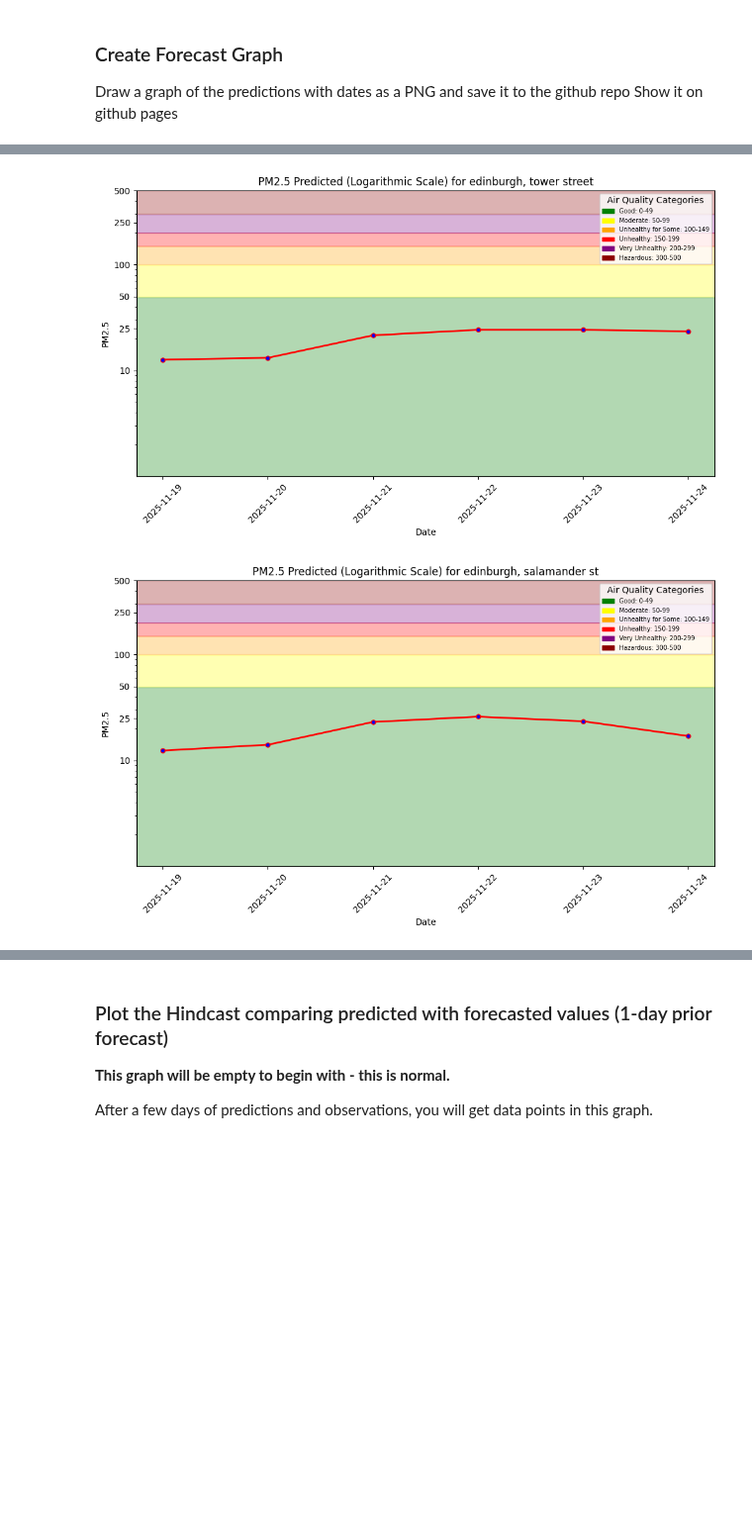
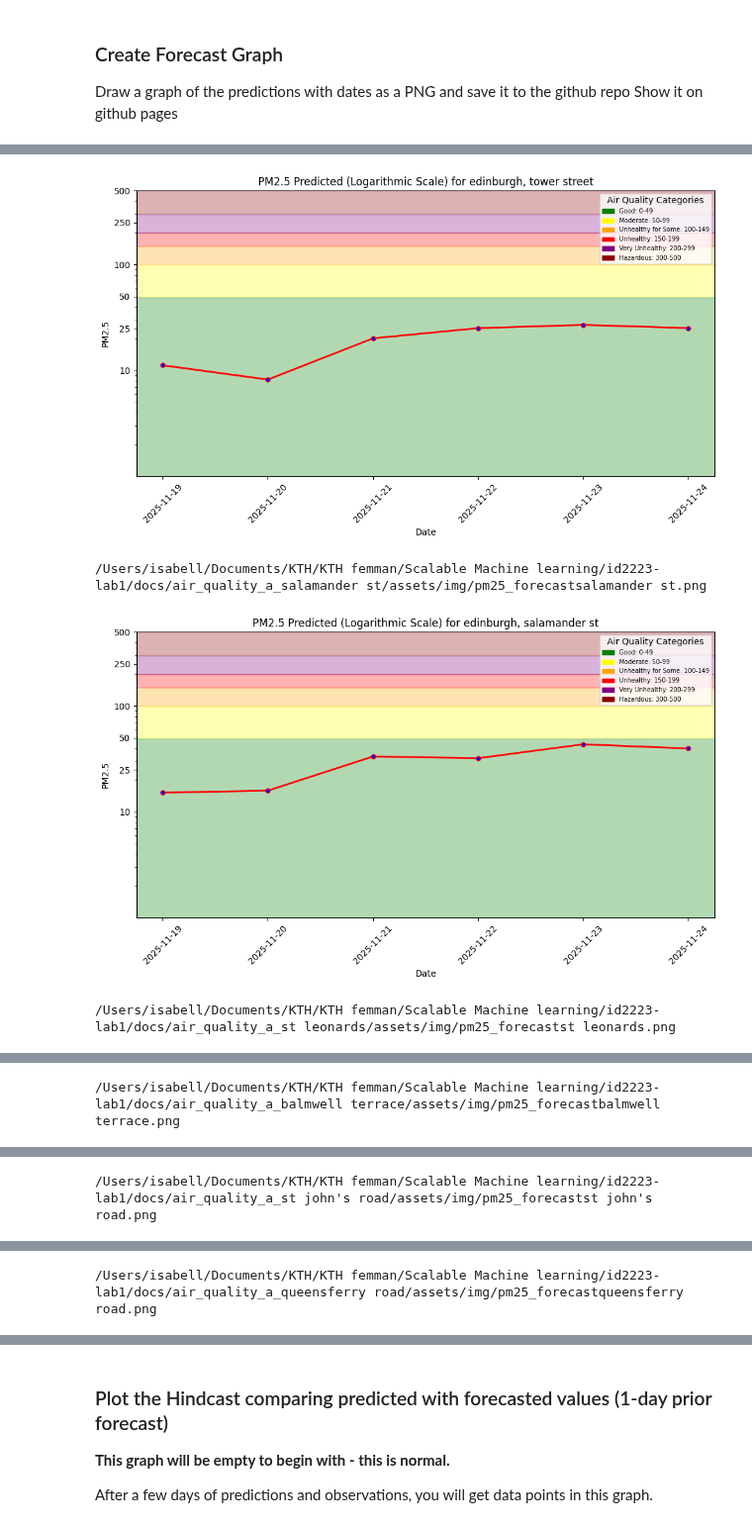
Before and after one commit to Isabell257/id2223-lab1, a Jupyter notebook: notebooks/airquality/4_air_quality_batch_inference.ipynb, the cells around one changed output, grey strips where cells are left out. Shown at 99% size. Cells and saved outputs as stored; diff of their text form; code cells hidden in the pictures; blank space fills up the shorter version.

```diff
--- a/notebooks/airquality/4_air_quality_batch_inference.ipynb
+++ b/notebooks/airquality/4_air_quality_batch_inference.ipynb
@@ -108,21 +108,41 @@ Logged in to project, explore it here https://c.app.hopsworks.ai:443/p/1272015
 mr = project.get_model_registry()
 
 #Model 5 for lagged features!
+if running_e:
+    retrieved_model = mr.get_model(
+        name="air_quality_xgboost_model",
+        version=4, #<-- byt här
+    )
+    fv = retrieved_model.get_feature_view()
+
+    # Download the saved model artifacts to a local directory
+    saved_model_dir = retrieved_model.download()
 
 if running_c:
     retrieved_model = mr.get_model(
         name="air_quality_xgboost_model",
         version=5, #<-- byt här
     )
+    fv = retrieved_model.get_feature_view()
+
+    # Download the saved model artifacts to a local directory
+    saved_model_dir = retrieved_model.download()
 
 if running_a:
-    retrieved_model = mr.get_model(
-        name="air_quality_xgboost_model",
-        version=6, #<-- byt här
-    )
+    i=0
+    feature_views = []
+    saved_model_dirs = []
+    for location in locations:
+        retrieved_model = mr.get_model(
+            name="air_quality_xgboost_model",
+            version=7+i, #<-- byt här
+        )
 
-fv = retrieved_model.get_feature_view()
+        fv = retrieved_model.get_feature_view()
+        feature_views.append(fv)
 
-# Download the saved model artifacts to a local directory
-saved_model_dir = retrieved_model.download()
+        # Download the saved model artifacts to a local directory
+        saved_model_dir = retrieved_model.download()
+        saved_model_dirs.append(saved_model_dir)
+        i+=1
 # %% [output]
@@ -156,5 +176,6 @@ if running_a:
     i=0
     for location in locations:
         retrieved_xgboost_model = XGBRegressor()
-        retrieved_xgboost_model.load_model(saved_model_dir + "/model" + str(locations[i]['street']) + ".json")
+        retrieved_xgboost_model.load_model(saved_model_dirs[i] + "/model" + str(location['street']) + ".json")
         models[location['street']] = retrieved_xgboost_model
+        i+=1
@@ -448,7 +477,7 @@ if running_e or running_c:
 if running_a:
     for batch_df in batch_data_frames:
         street = batch_df['street'][0]
-        pred_file_path = f"{root_dir}/docs/air-quality_a/assets/img/pm25_forecast{street}.png"
+        pred_file_path = f"{root_dir}/docs/air-quality/air_quality_a_{street}/assets/img/pm25_forecast{street}.png"
         plt = util.plot_air_quality_forecast(city, street, batch_df, pred_file_path)
 
         plt.show()
@@ -457,2 +486,4 @@ if running_a:
-[figure, old version]
+[figure, new version]
+/Users/isabell/Documents/KTH/KTH femman/Scalable Machine learning/id2223-lab1/docs/air_quality_a_salamander st/assets/img/pm25_forecastsalamander st.png
-[figure, old version]
+[figure, new version]
+/Users/isabell/Documents/KTH/KTH femman/Scalable Machine learning/id2223-lab1/docs/air_quality_a_st leonards/assets/img/pm25_forecastst leonards.png
@@ -459,0 +491 @@ if running_a:
+/Users/isabell/Documents/KTH/KTH femman/Scalable Machine learning/id2223-lab1/docs/air_quality_a_balmwell terrace/assets/img/pm25_forecastbalmwell terrace.png
@@ -460,0 +493 @@ if running_a:
+/Users/isabell/Documents/KTH/KTH femman/Scalable Machine learning/id2223-lab1/docs/air_quality_a_st john's road/assets/img/pm25_forecastst john's road.png
@@ -461,0 +495 @@ if running_a:
+/Users/isabell/Documents/KTH/KTH femman/Scalable Machine learning/id2223-lab1/docs/air_quality_a_queensferry road/assets/img/pm25_forecastqueensferry road.png
```
Also changed, not shown: parts of 15 cells of this notebook, 12 other files.
